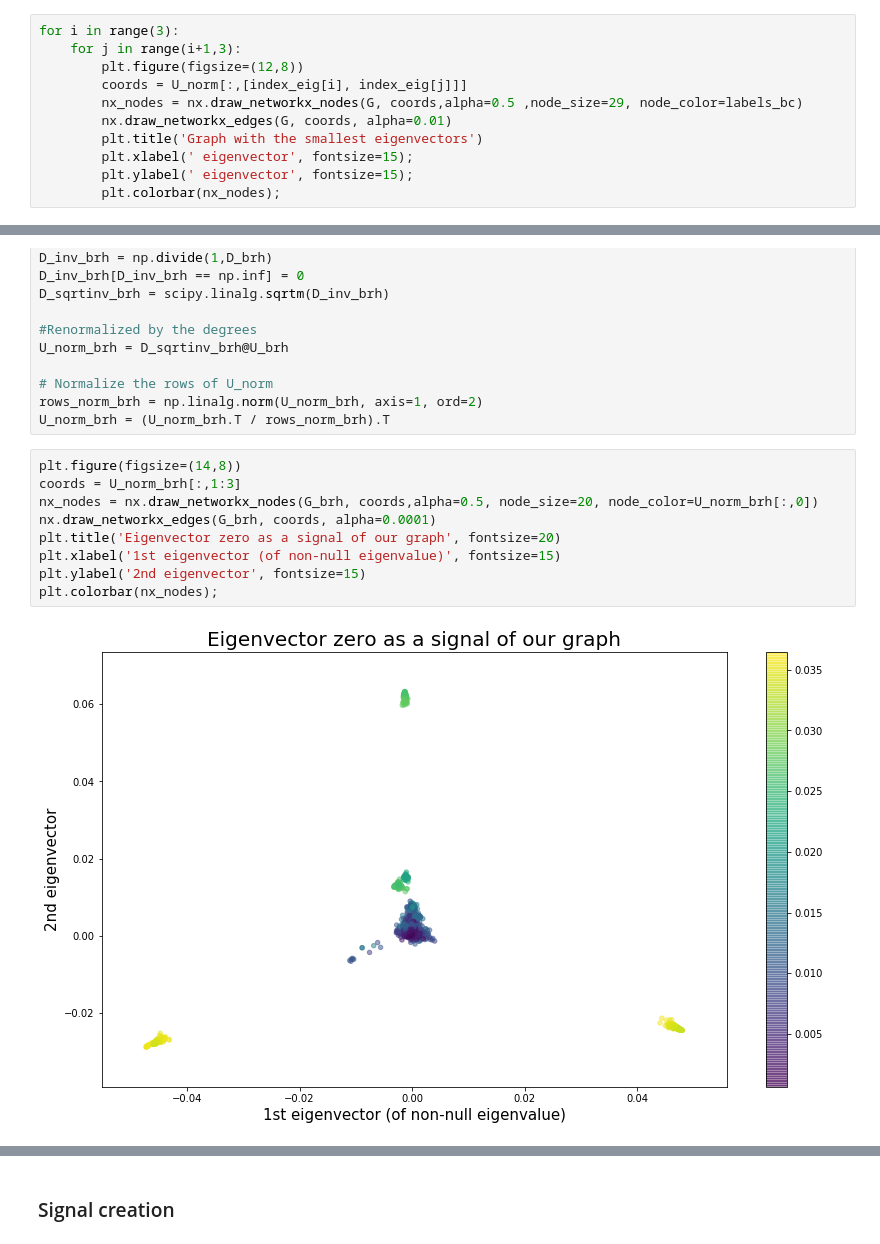
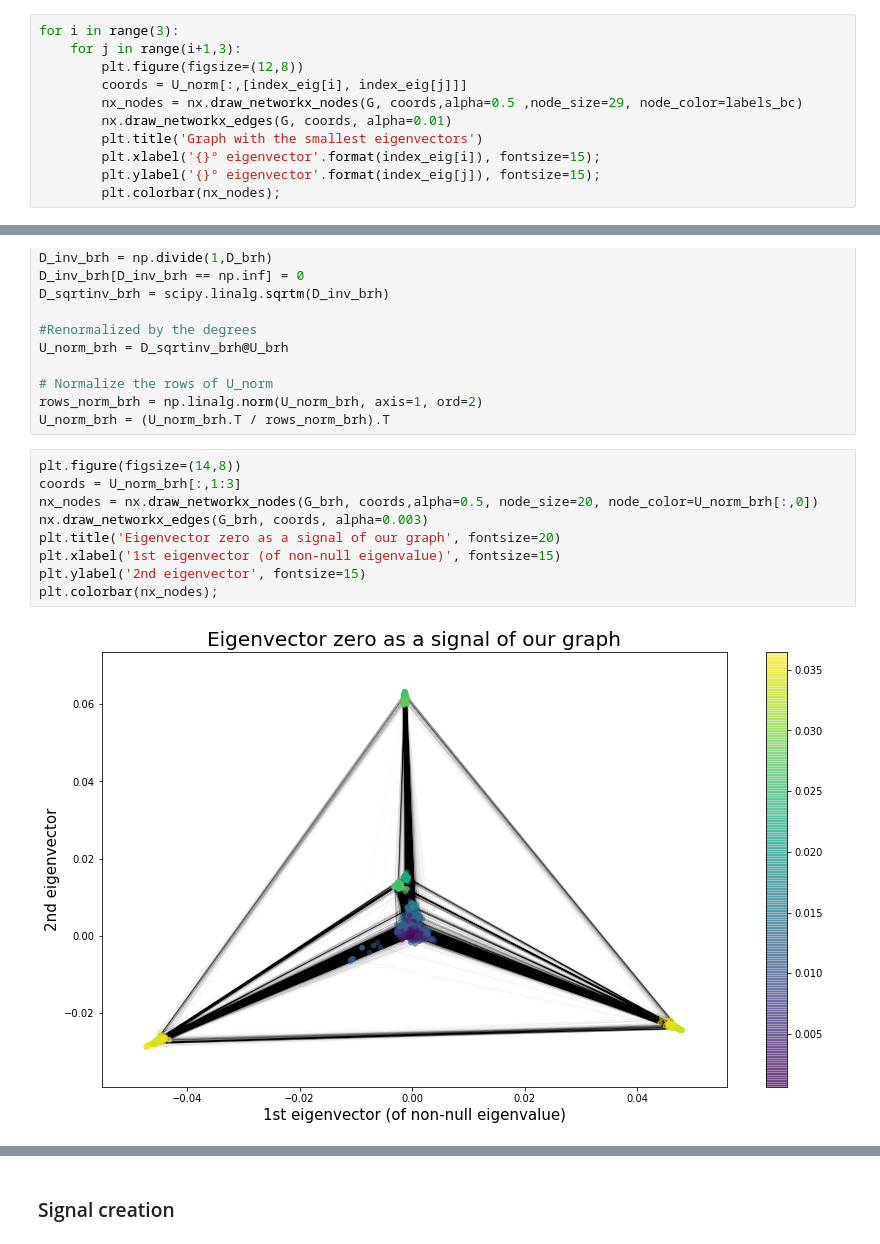
Before and after one commit to rocari96/NTDS-project, a Jupyter notebook: notebook.ipynb, the cells around one changed output, grey strips where cells are left out. Cells and saved outputs as stored; diff of their text form.

```diff
--- a/notebook.ipynb
+++ b/notebook.ipynb
@@ -621,7 +699,7 @@ for i in range(3):
         nx_nodes = nx.draw_networkx_nodes(G, coords,alpha=0.5 ,node_size=29, node_color=labels_bc)
         nx.draw_networkx_edges(G, coords, alpha=0.01)
         plt.title('Graph with the smallest eigenvectors')
-        plt.xlabel(' eigenvector', fontsize=15);
-        plt.ylabel(' eigenvector', fontsize=15);
+        plt.xlabel('{}° eigenvector'.format(index_eig[i]), fontsize=15);
+        plt.ylabel('{}° eigenvector'.format(index_eig[j]), fontsize=15);
         plt.colorbar(nx_nodes);
 # %% [output]
@@ -865,12 +975,12 @@ U_norm_brh = (U_norm_brh.T / rows_norm_brh).T
 # %%
 plt.figure(figsize=(14,8))
 coords = U_norm_brh[:,1:3]
 nx_nodes = nx.draw_networkx_nodes(G_brh, coords,alpha=0.5, node_size=20, node_color=U_norm_brh[:,0])
-nx.draw_networkx_edges(G_brh, coords, alpha=0.0001)
+nx.draw_networkx_edges(G_brh, coords, alpha=0.003)
 plt.title('Eigenvector zero as a signal of our graph', fontsize=20)
 plt.xlabel('1st eigenvector (of non-null eigenvalue)', fontsize=15)
 plt.ylabel('2nd eigenvector', fontsize=15)
 plt.colorbar(nx_nodes);
 # %% [output]
-[figure, old version]
+[figure, new version]
 # %% [markdown]
```
Also changed, not shown: parts of 112 cells of this notebook.
